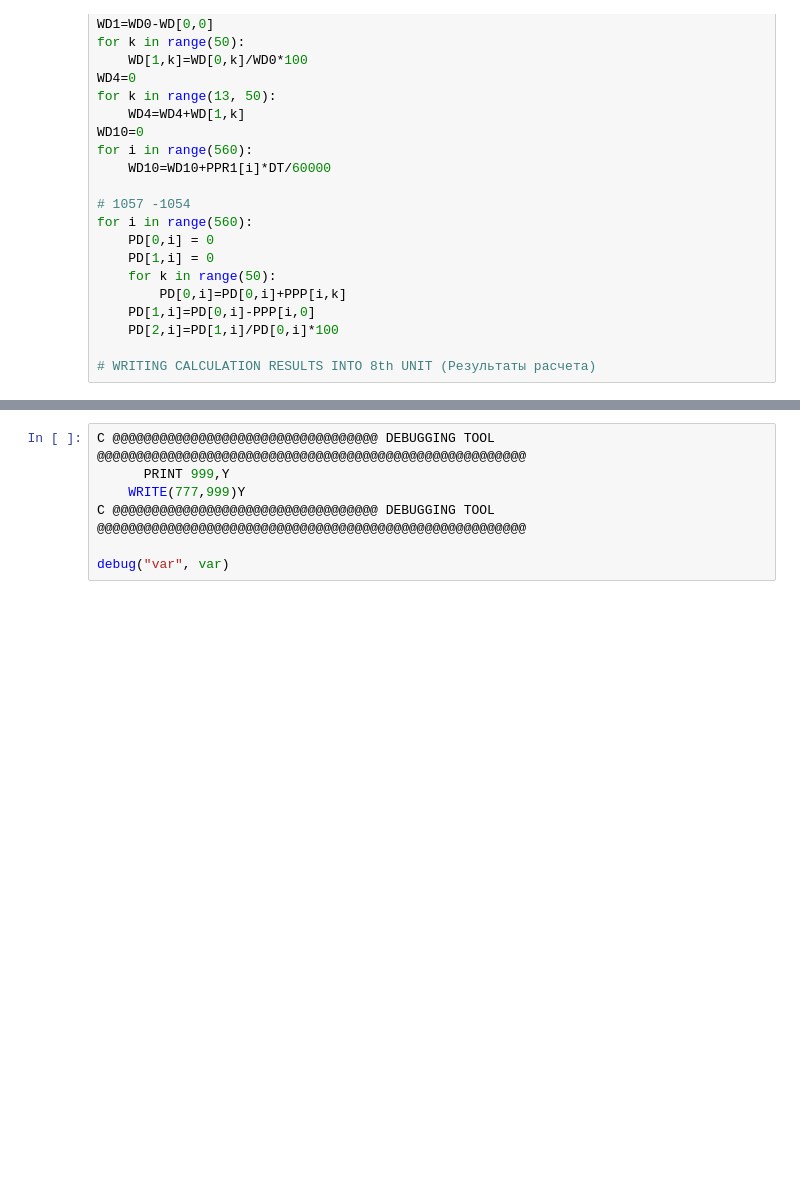
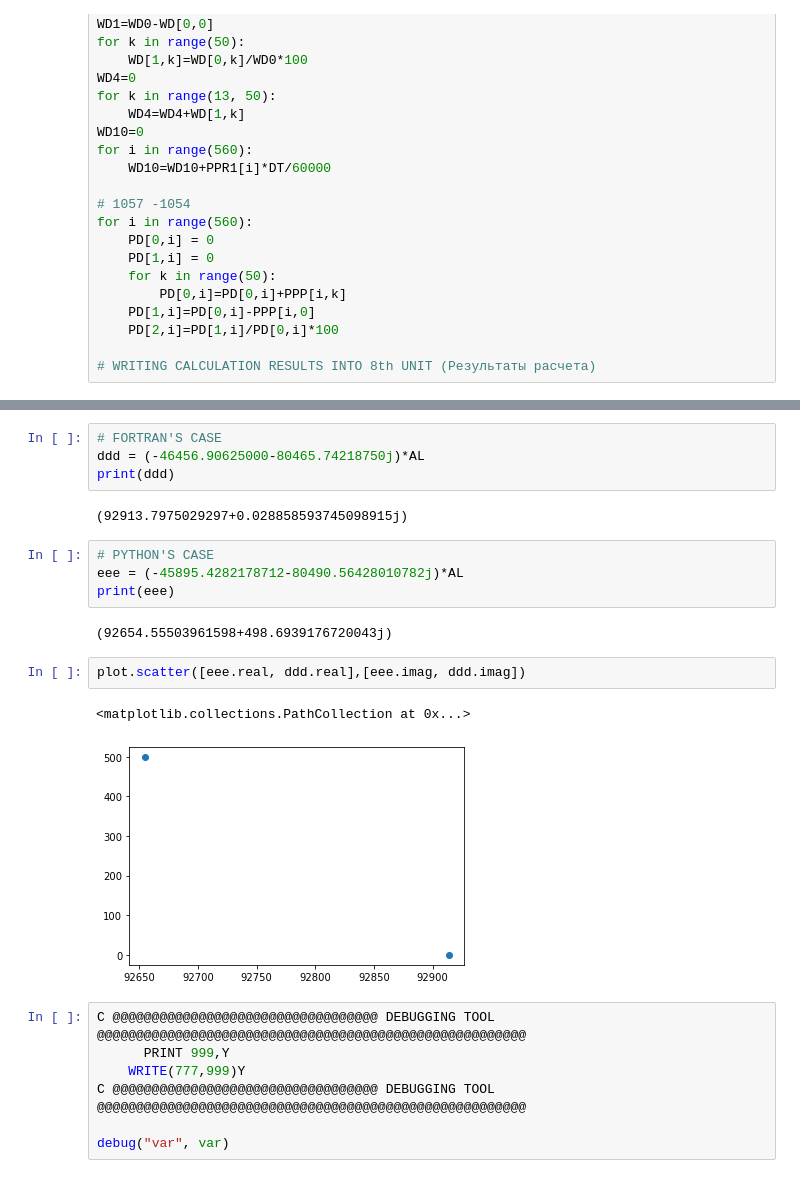
Before and after one commit to Yerlan999/LossCalculation-KazATU, a Jupyter notebook: modules/fortranRelatedFinal.ipynb, the cells around one changed output, grey strips where cells are left out. Cells and saved outputs as stored; diff of their text form; blank space fills up the shorter version.

```diff
--- a/modules/fortranRelatedFinal.ipynb
+++ b/modules/fortranRelatedFinal.ipynb
@@ -1011,3 +1077,20 @@ int(WD0) # HAVE TO BE AROUND ~ 16.79
+# %%
+# FORTRAN'S CASE
+ddd = (-46456.90625000-80465.74218750j)*AL
+print(ddd)
+# %% [output]
+(92913.7975029297+0.028858593745098915j)
+# %%
+# PYTHON'S CASE
+eee = (-45895.4282178712-80490.56428010782j)*AL
+print(eee)
+# %% [output]
+(92654.55503961598+498.6939176720043j)
+# %%
+plot.scatter([eee.real, ddd.real],[eee.imag, ddd.imag])
+# %% [output]
+<matplotlib.collections.PathCollection at 0x...>
+[figure, added]
 # %%
 C @@@@@@@@@@@@@@@@@@@@@@@@@@@@@@@@@@ DEBUGGING TOOL @@@@@@@@@@@@@@@@@@@@@@@@@@@@@@@@@@@@@@@@@@@@@@@@@@@@@@@
       PRINT 999,Y
```
Also changed, not shown: parts of 7 cells of this notebook, 1 other file.
